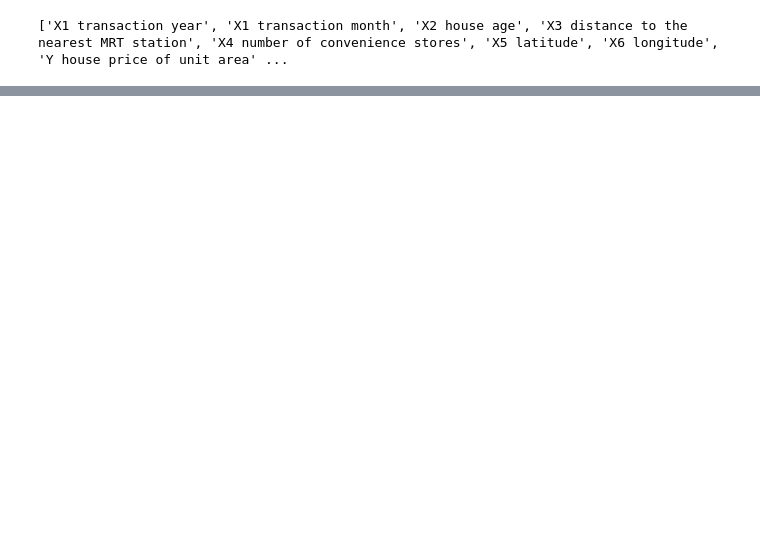
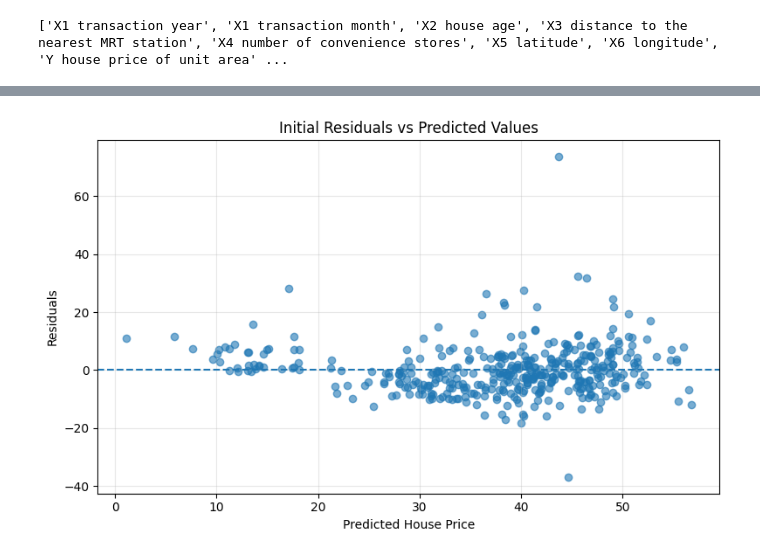
Before and after one commit to Roaljh/Ridge, a Jupyter notebook: notebooks/implementation/09_ols_normal_equations.ipynb, the cells around one changed output, grey strips where cells are left out. Cells and saved outputs as stored; diff of their text form; code cells hidden in the pictures; blank space fills up the shorter version.

```diff
--- a/notebooks/implementation/09_ols_normal_equations.ipynb
+++ b/notebooks/implementation/09_ols_normal_equations.ipynb
@@ -30,0 +366,29 @@ numerical_features = [
+# %%
+# plot residuals against predicted values
+
+plt.figure(figsize=(8, 5))
+
+plt.scatter(
+    y_pred_normal,
+    residual_normal,
+    alpha=0.6
+)
+
+plt.axhline(0, linestyle="--")
+
+plt.title("Initial Residuals vs Predicted Values")
+plt.xlabel("Predicted House Price")
+plt.ylabel("Residuals")
+plt.grid(alpha=0.3)
+plt.tight_layout()
+
+plt.savefig(
+    figures / "ols_normal_equations_initial_residuals.png",
+    dpi=300,
+    bbox_inches="tight"
+)
+
+plt.show()
+plt.close()
+# %% [output]
+[figure, added]
```
Also changed, not shown: parts of 33 cells of this notebook, 44 other files.
